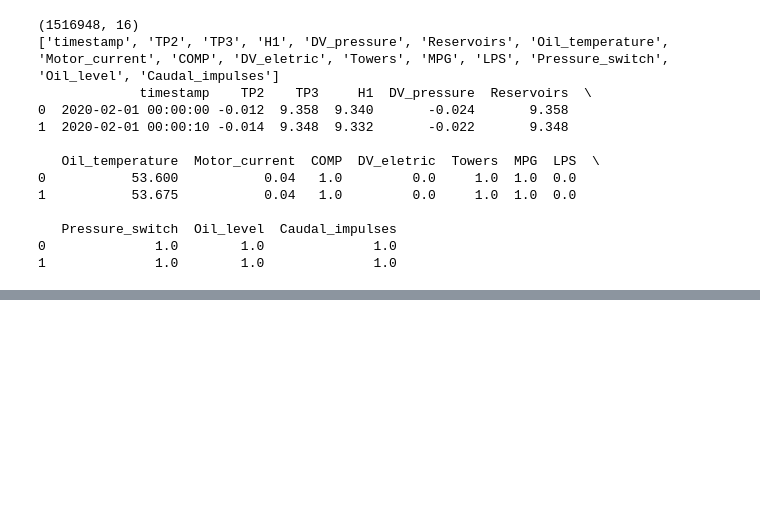
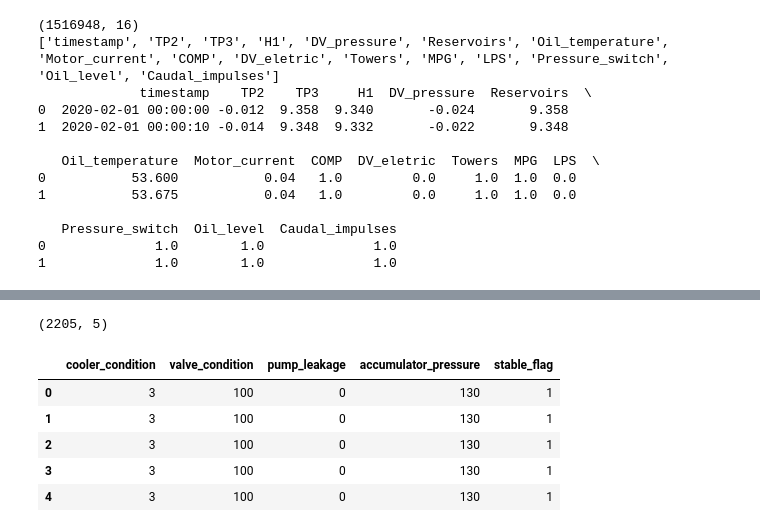
Before and after one commit to Vanya2307/Predictive-Maintenance-Fluid-Systems, a Jupyter notebook: notebooks/01_data_loading_and_cleaning.ipynb, the cells around one changed output, grey strips where cells are left out. Cells and saved outputs as stored; diff of their text form; code cells hidden in the pictures; blank space fills up the shorter version.

```diff
--- a/notebooks/01_data_loading_and_cleaning.ipynb
+++ b/notebooks/01_data_loading_and_cleaning.ipynb
@@ -258,0 +279,18 @@ print(metro_check.head(2))
+# %%
+hydraulics_path = '../data/raw/Predictive Maintenance Of Hydraulics System/'
+
+profile = pd.read_csv(hydraulics_path + 'profile.txt',
+                      sep='\t',
+                      header=None,
+                      names=['cooler_condition', 'valve_condition', 'pump_leakage', 'accumulator_pressure', 'stable_flag'])
+
+print(profile.shape)
+profile.head()
+# %% [output]
+(2205, 5)
+|  | cooler_condition | valve_condition | pump_leakage | accumulator_pressure | stable_flag |
+| 0 | 3 | 100 | 0 | 130 | 1 |
+| 1 | 3 | 100 | 0 | 130 | 1 |
+| 2 | 3 | 100 | 0 | 130 | 1 |
+| 3 | 3 | 100 | 0 | 130 | 1 |
+| 4 | 3 | 100 | 0 | 130 | 1 |
```
Also changed, not shown: parts of 12 cells of this notebook.
